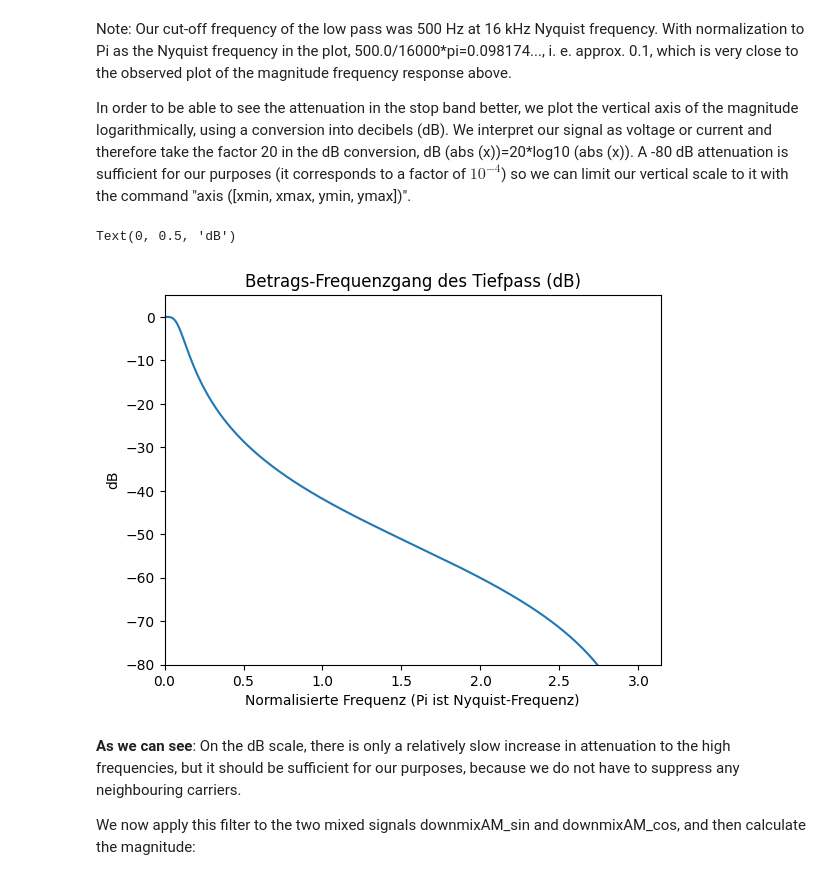
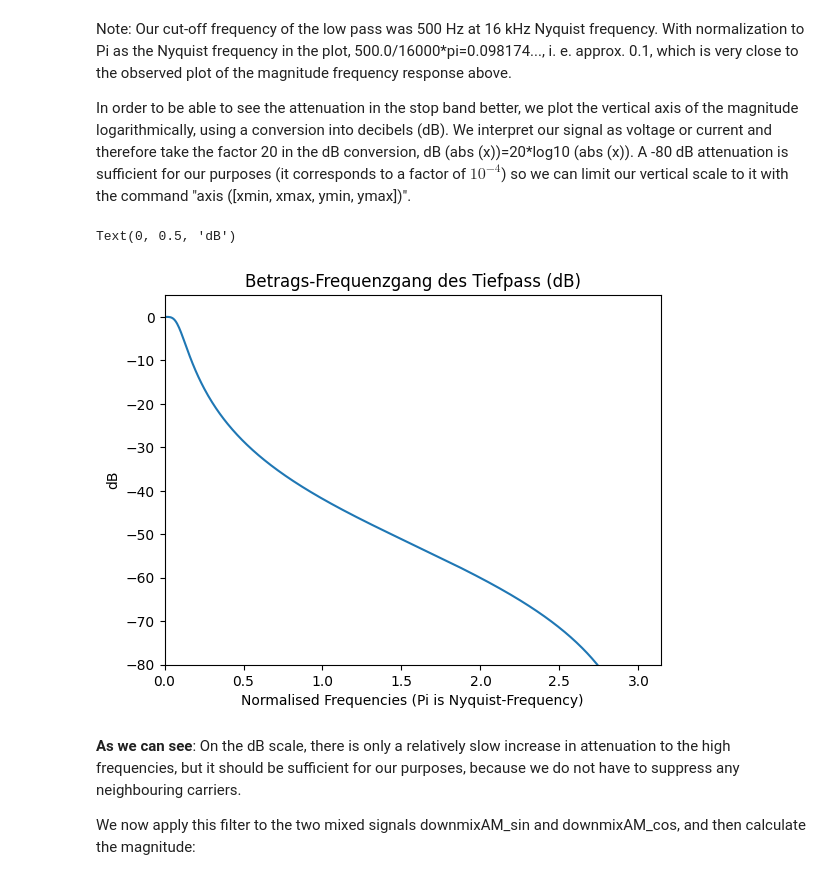
Before and after one commit to TUIlmenauAMS/GVT_Lecture_Colab, a Jupyter notebook: GVT_V8b.ipynb, the cells around one changed output. Saved outputs shown, nothing was run; the diff lists cells and outputs as text; code cells hidden in the pictures.

```diff
--- a/GVT_V8b.ipynb
+++ b/GVT_V8b.ipynb
@@ -368,12 +452,12 @@ A -80 dB attenuation is sufficient for our purposes (it corresponds to a factor
 # %%
 plt.plot(w,20*np.log10(abs(h)))
 plt.axis([0,3.14,-80,5])
 plt.title('Betrags-Frequenzgang des Tiefpass (dB)')
-plt.xlabel('Normalisierte Frequenz (Pi ist Nyquist-Frequenz)')
+plt.xlabel('Normalised Frequencies (Pi is Nyquist-Frequency)')
 plt.ylabel('dB')
 # %% [output]
 Text(0, 0.5, 'dB')
-[figure, old version]
+[figure, new version]
 # %% [markdown]
 **As we can see**: On the dB scale, there is only a relatively slow increase in attenuation to the high frequencies, but it should be sufficient for our purposes, because we do not have to suppress any neighbouring carriers.
 
```
Also changed, not shown: parts of 31 cells of this notebook.
